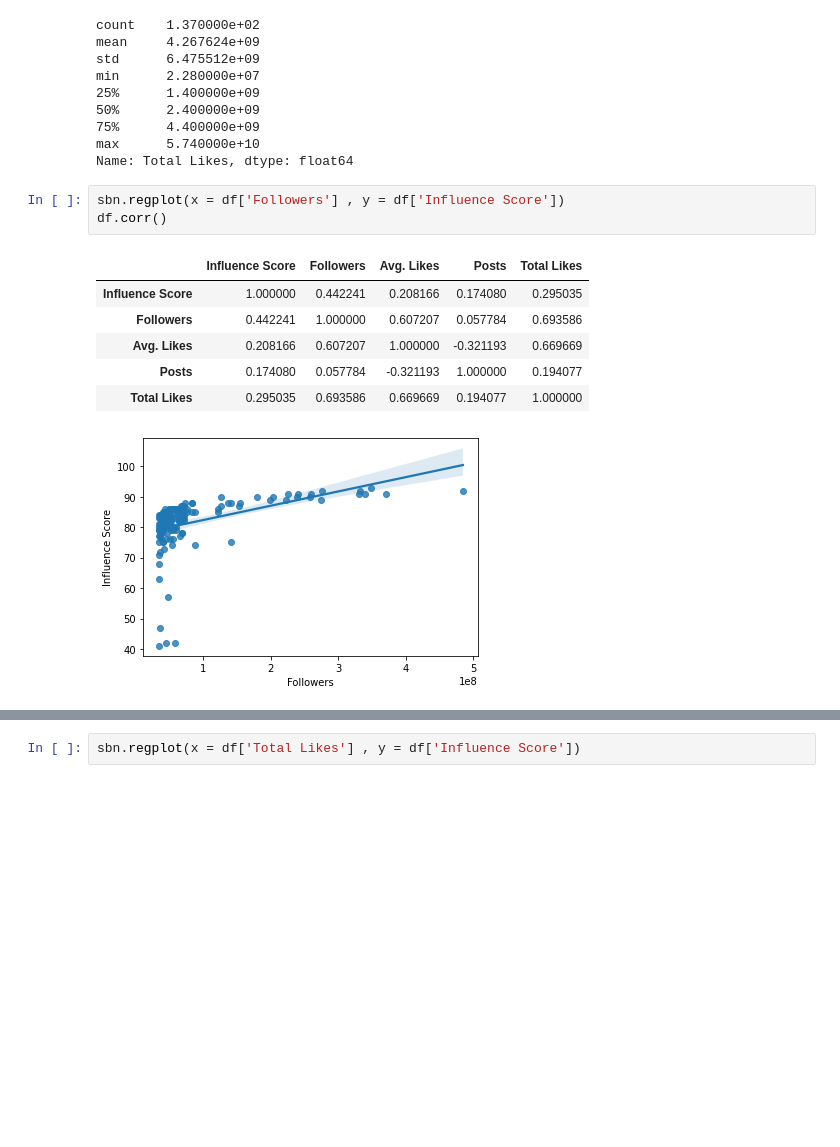
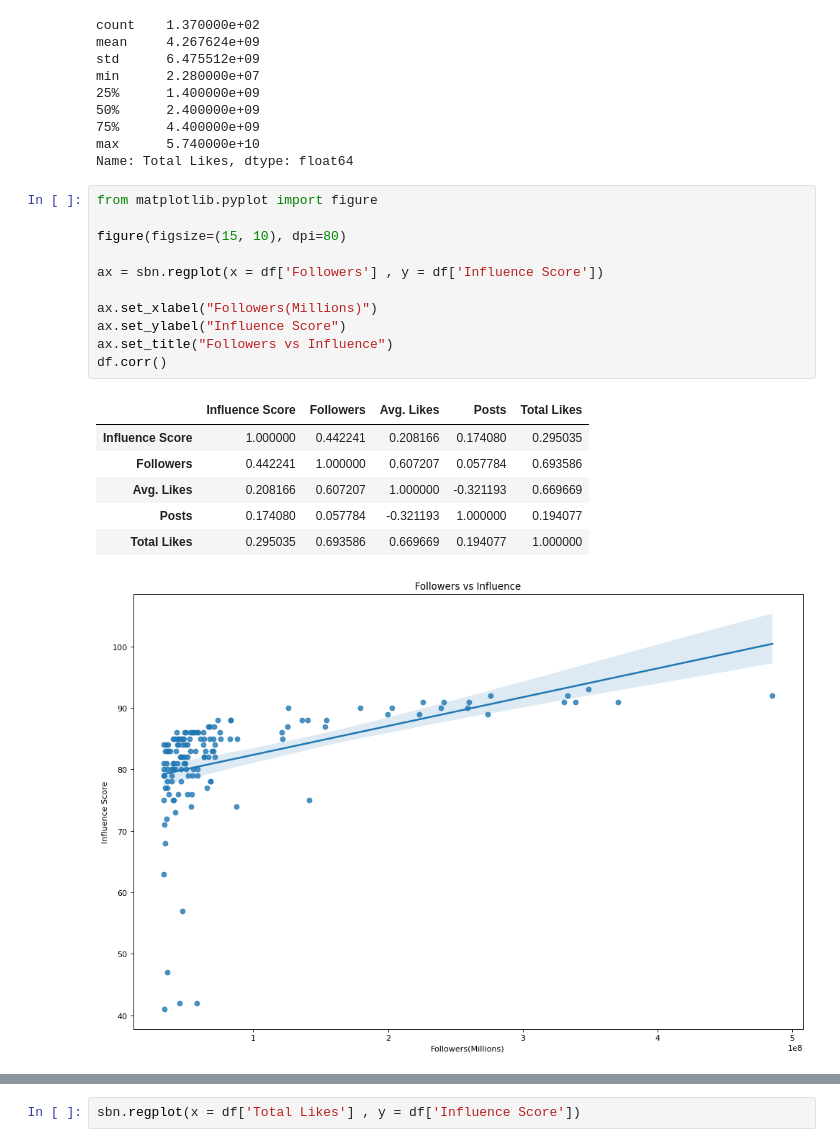
Before and after one commit to Mseymour16/CCIC_DS1, a Jupyter notebook: DS1 Project 1.ipynb, the cells around one changed output, grey strips where cells are left out. Saved outputs shown, nothing was run; the diff lists cells and outputs as text; blank space fills up the shorter version.

```diff
--- a/DS1 Project 1.ipynb
+++ b/DS1 Project 1.ipynb
@@ -135,14 +137,22 @@ min      2.280000e+07
 max      5.740000e+10
 Name: Total Likes, dtype: float64
 # %%
-sbn.regplot(x = df['Followers'] , y = df['Influence Score'])
+from matplotlib.pyplot import figure
+
+figure(figsize=(15, 10), dpi=80)
+
+ax = sbn.regplot(x = df['Followers'] , y = df['Influence Score'])
+
+ax.set_xlabel("Followers(Millions)")
+ax.set_ylabel("Influence Score")
+ax.set_title("Followers vs Influence")
 df.corr()
 # %% [output]
 |  | Influence Score | Followers | Avg. Likes | Posts | Total Likes |
 | Influence Score | 1.000000 | 0.442241 | 0.208166 | 0.174080 | 0.295035 |
 | Followers | 0.442241 | 1.000000 | 0.607207 | 0.057784 | 0.693586 |
 | Avg. Likes | 0.208166 | 0.607207 | 1.000000 | -0.321193 | 0.669669 |
 | Posts | 0.174080 | 0.057784 | -0.321193 | 1.000000 | 0.194077 |
 | Total Likes | 0.295035 | 0.693586 | 0.669669 | 0.194077 | 1.000000 |
-[figure, old version]
+[figure, new version]
 # %%
```
Also changed, not shown: parts of 2 cells of this notebook, 1 other file.
